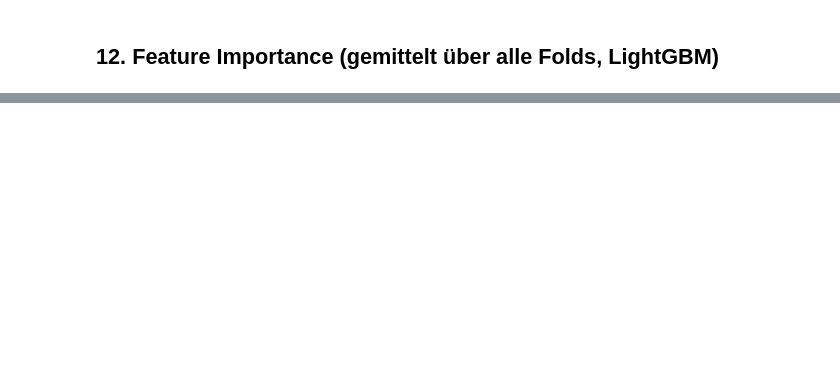
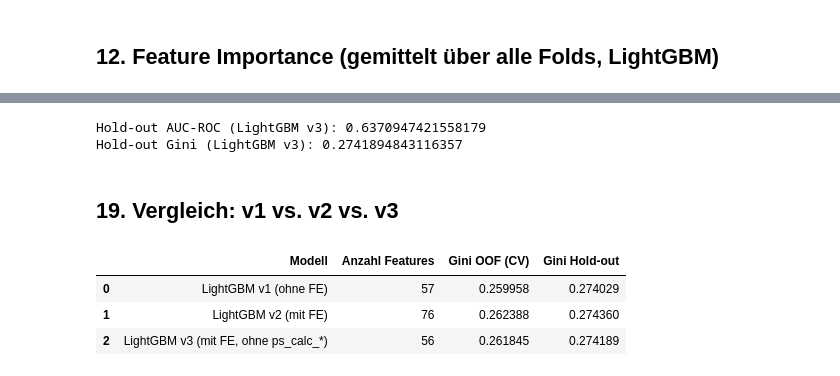
Before and after one commit to leyla-louache/porto-seguro-project, a Jupyter notebook: notebooks/02_Dangui_Klossouan.ipynb, the cells around one changed output, grey strips where cells are left out. Drawn from its saved outputs; the diff is of its cells as text; code cells hidden in the pictures; blank space fills up the shorter version.

```diff
--- a/notebooks/02_Dangui_Klossouan.ipynb
+++ b/notebooks/02_Dangui_Klossouan.ipynb
@@ -512,0 +887,12 @@ Logistic Regression hold-out, with calc 0.2571 None
+# %%
+calc_cols = [c for c in df.columns if 'calc' in c]
+print(f"{len(calc_cols)} 'calc'-Spalten identifiziert:", calc_cols)
+
+calc_cols_present = [c for c in calc_cols if c in X_trainval_lgb_fe.columns]
+print(f"\nDavon in X_trainval_lgb_fe vorhanden: {len(calc_cols_present)}")
+
+X_trainval_lgb_v3 = X_trainval_lgb_fe.drop(columns=calc_cols_present)
+X_holdout_lgb_v3  = X_holdout_lgb_fe.drop(columns=calc_cols_present)
+
+print("\nDimensionen v2 (mit calc):", X_trainval_lgb_fe.shape)
+print("Dimensionen v3 (ohne calc):", X_trainval_lgb_v3.shape)
@@ -512,0 +1007,39 @@ Logistic Regression hold-out, with calc 0.2571 None
+# %%
+holdout_preds_lgb_v3 = np.mean([m.predict_proba(X_holdout_lgb_v3)[:, 1] for m in lgb_models_v3], axis=0)
+
+print("Hold-out AUC-ROC (LightGBM v3):", roc_auc_score(y_holdout, holdout_preds_lgb_v3))
+print("Hold-out Gini (LightGBM v3):", normalized_gini(y_holdout, holdout_preds_lgb_v3))
+# %% [output]
+Hold-out AUC-ROC (LightGBM v3): 0.6370947421558179
+Hold-out Gini (LightGBM v3): 0.2741894843116357
+# %% [markdown]
+## 19. Vergleich: v1 vs. v2 vs. v3
+# %%
+comparison_v3 = pd.DataFrame({
+    'Modell': [
+        'LightGBM v1 (ohne FE)',
+        'LightGBM v2 (mit FE)',
+        'LightGBM v3 (mit FE, ohne ps_calc_*)'
+    ],
+    'Anzahl Features': [
+        X_trainval_lgb.shape[1],
+        X_trainval_lgb_fe.shape[1],
+        X_trainval_lgb_v3.shape[1]
+    ],
+    'Gini OOF (CV)': [
+        normalized_gini(y_trainval, oof_preds_lgb),
+        normalized_gini(y_trainval, oof_preds_lgb_fe),
+        normalized_gini(y_trainval, oof_preds_lgb_v3)
+    ],
+    'Gini Hold-out': [
+        normalized_gini(y_holdout, holdout_preds_lgb),
+        normalized_gini(y_holdout, holdout_preds_lgb_fe),
+        normalized_gini(y_holdout, holdout_preds_lgb_v3)
+    ]
+})
+comparison_v3
+# %% [output]
+|  | Modell | Anzahl Features | Gini OOF (CV) | Gini Hold-out |
+| 0 | LightGBM v1 (ohne FE) | 57 | 0.259958 | 0.274029 |
+| 1 | LightGBM v2 (mit FE) | 76 | 0.262388 | 0.274360 |
+| 2 | LightGBM v3 (mit FE, ohne ps_calc_*) | 56 | 0.261845 | 0.274189 |
```
Also changed, not shown: parts of 34 cells of this notebook.
